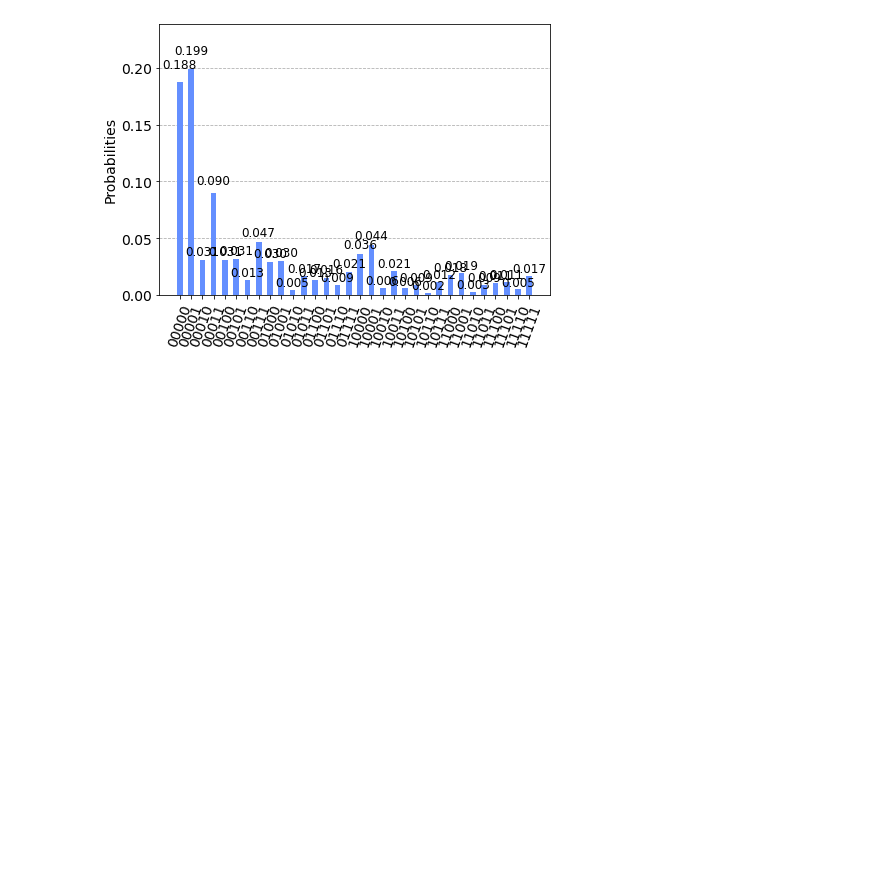
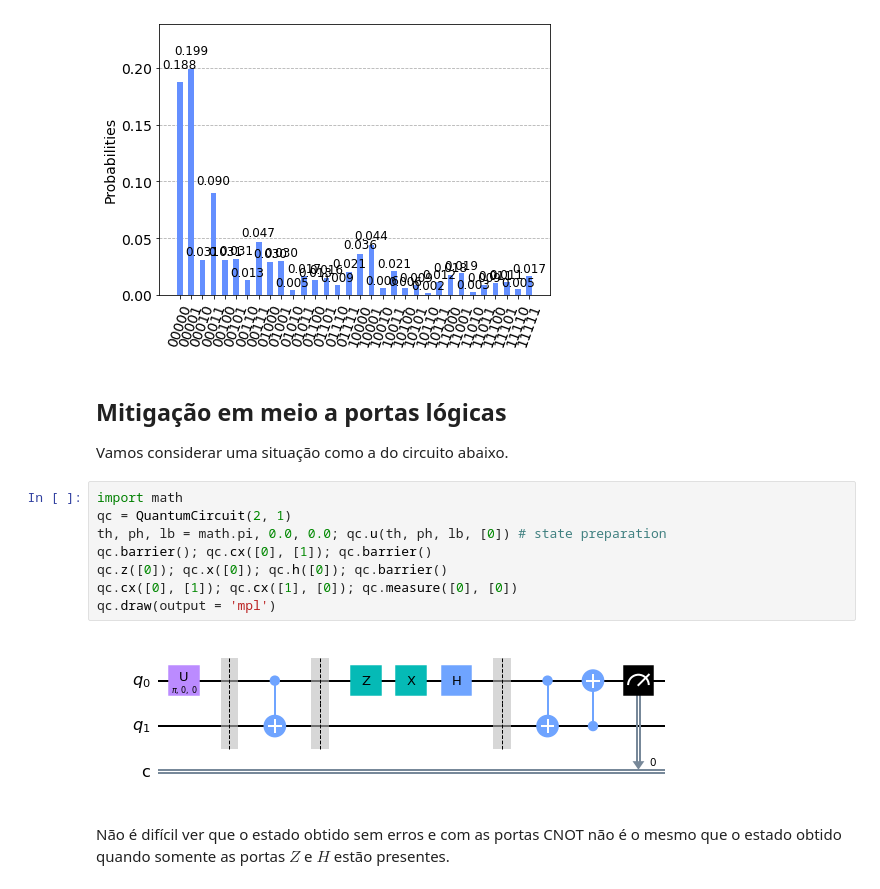
Before and after one commit to abbarreto/qiskit, a Jupyter notebook: 16_22_error_correction_bit_flip.ipynb, the cells around one changed output. Saved outputs shown, nothing was run; the diff lists cells and outputs as text; blank space fills up the shorter version.

```diff
--- a/16_22_error_correction_bit_flip.ipynb
+++ b/16_22_error_correction_bit_flip.ipynb
@@ -545,3 +544,18 @@ plot_histogram(job.result().get_counts(qc))
 # %% [output]
 Job Status: job has successfully run
 [figure]
+# %% [markdown]
+## Mitigação em meio a portas lógicas
+Vamos considerar uma situação como a do circuito abaixo.
+# %%
+import math
+qc = QuantumCircuit(2, 1)
+th, ph, lb = math.pi, 0.0, 0.0; qc.u(th, ph, lb, [0]) # state preparation
+qc.barrier(); qc.cx([0], [1]); qc.barrier()
+qc.z([0]); qc.x([0]); qc.h([0]); qc.barrier()
+qc.cx([0], [1]); qc.cx([1], [0]); qc.measure([0], [0])
+qc.draw(output = 'mpl')
+# %% [output]
+[figure, added]
+# %% [markdown]
+Não é difícil ver que o estado obtido sem erros e com as portas CNOT não é o mesmo que o estado obtido quando somente as portas $Z$ e $H$ estão presentes.
```
Also changed, not shown: parts of 1 cell of this notebook, 10 other files.
